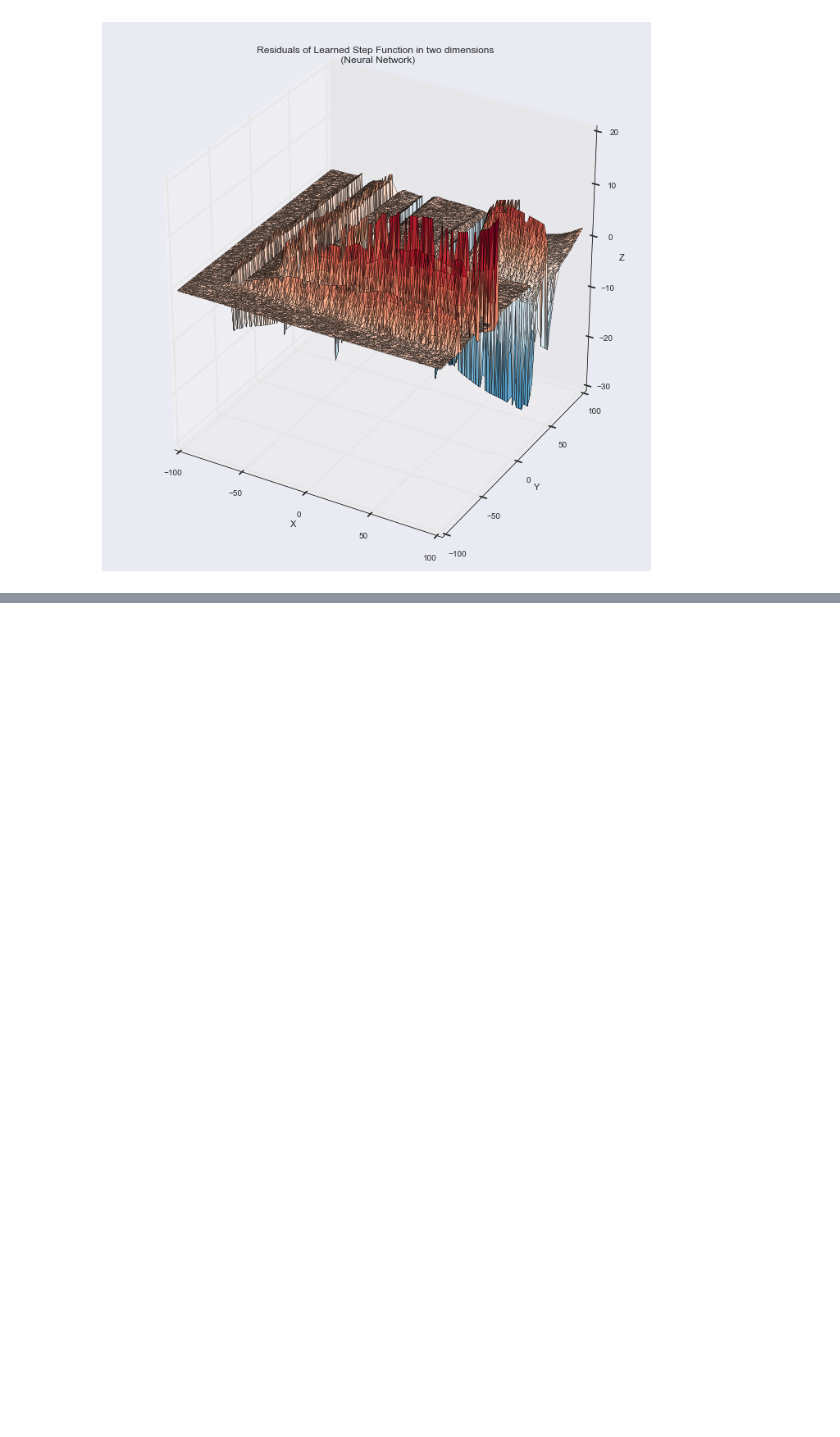
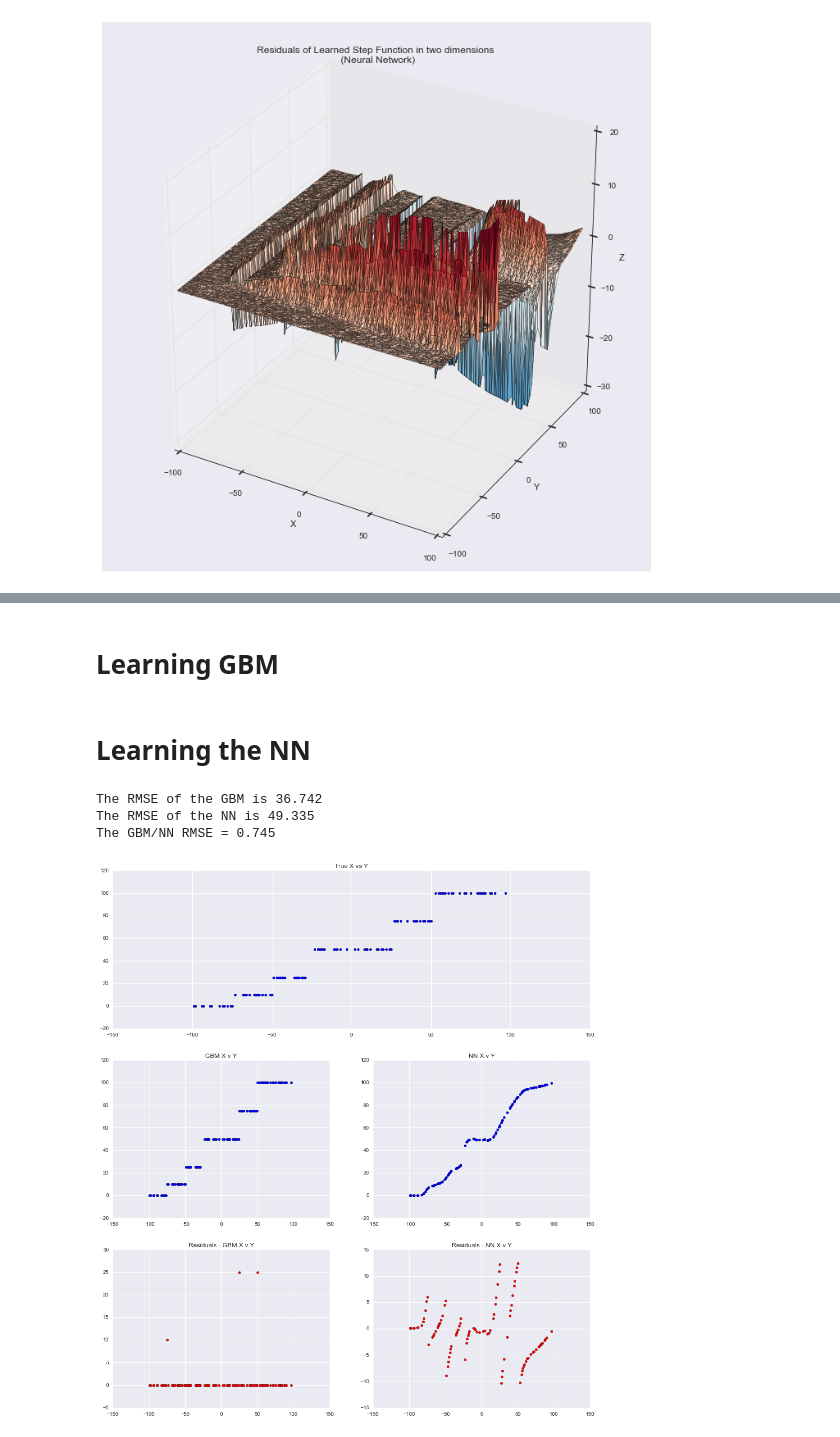
Before and after one commit to franciscojavierarceo/Python, a Jupyter notebook: Step Functions.ipynb, the cells around one changed output, grey strips where cells are left out. Cells and saved outputs as stored; diff of their text form; code cells hidden in the pictures; blank space fills up the shorter version.

```diff
--- a/Step Functions.ipynb
+++ b/Step Functions.ipynb
@@ -185,0 +157,19 @@ plt.show()
+# %% [markdown]
+# Learning GBM
+# %%
+X_train, X_test, y_train, y_test = train_test_split(xs.reshape((len(xs),1)),
+                                                    ys.reshape((len(ys),)),
+                                                    test_size=0.5,
+                                                    random_state=420)
+
+estimator = GradientBoostingRegressor(n_estimators=10000,
+                                      random_state=420,
+                                      verbose=False,
+                                      learning_rate=0.1,
+                                      max_depth=2)
+
+estimator.fit(X_train, y_train)
+yprd_tst = estimator.predict(X_test)
+err = yprd_tst - y_test
+# %% [markdown]
+# Learning the NN
@@ -185,0 +201,37 @@ plt.show()
+# %%
+rmse_gbm = np.sqrt( ((yprd_tst - y_test)**2).sum())
+rmse_nns = np.sqrt( ((yprd_tstnn - y_test)**2).sum())
+
+print("The RMSE of the GBM is %0.3f" % rmse_gbm)
+print("The RMSE of the NN is %0.3f" % rmse_nns)
+
+print("The GBM/NN RMSE = %0.3f" % (rmse_gbm / rmse_nns) )
+# %% [output]
+The RMSE of the GBM is 36.742
+The RMSE of the NN is 49.335
+The GBM/NN RMSE = 0.745
+# %%
+plt.figure(figsize=(16,18))
+plt.subplot(3, 1, 1)
+plt.scatter(X_test, y_test)
+plt.title('True X vs Y')
+
+plt.subplot(3, 2, 3)
+plt.scatter(X_test, yprd_tst)
+plt.title("GBM X v Y")
+
+plt.subplot(3, 2, 4)
+plt.scatter(X_test, yprd_tstnn)
+plt.title("NN X v Y")
+
+plt.subplot(3, 2, 5)
+plt.scatter(X_test, err, c='red')
+plt.title("Residuals - GBM X v Y")
+
+plt.subplot(3, 2, 6)
+plt.scatter(X_test, errnn, c='red')
+plt.title("Residuals - NN X v Y")
+
+plt.show()
+# %% [output]
+[figure, added]
```
Also changed, not shown: parts of 8 cells of this notebook, 3 other files.
